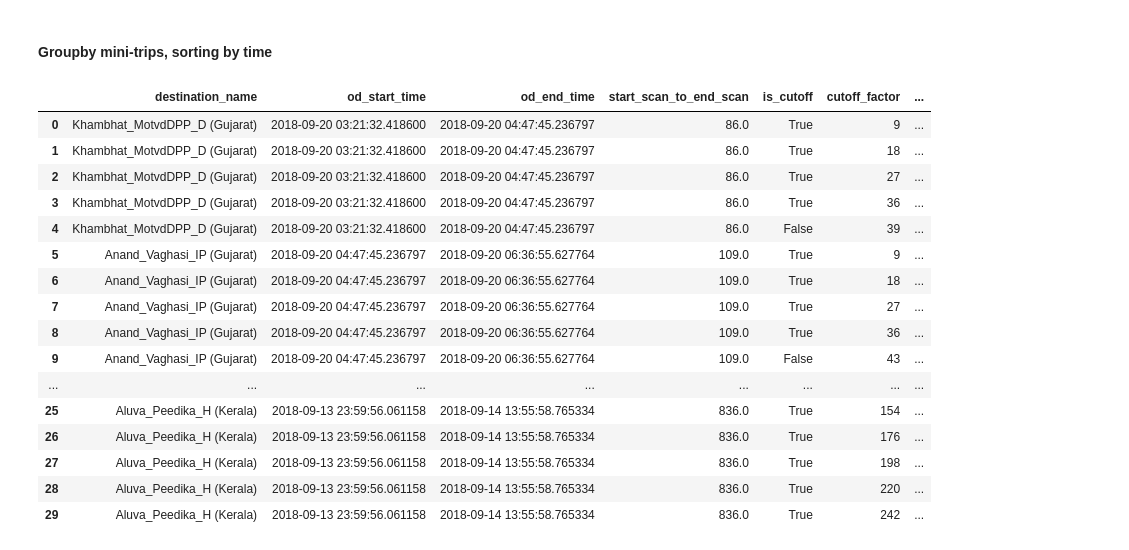
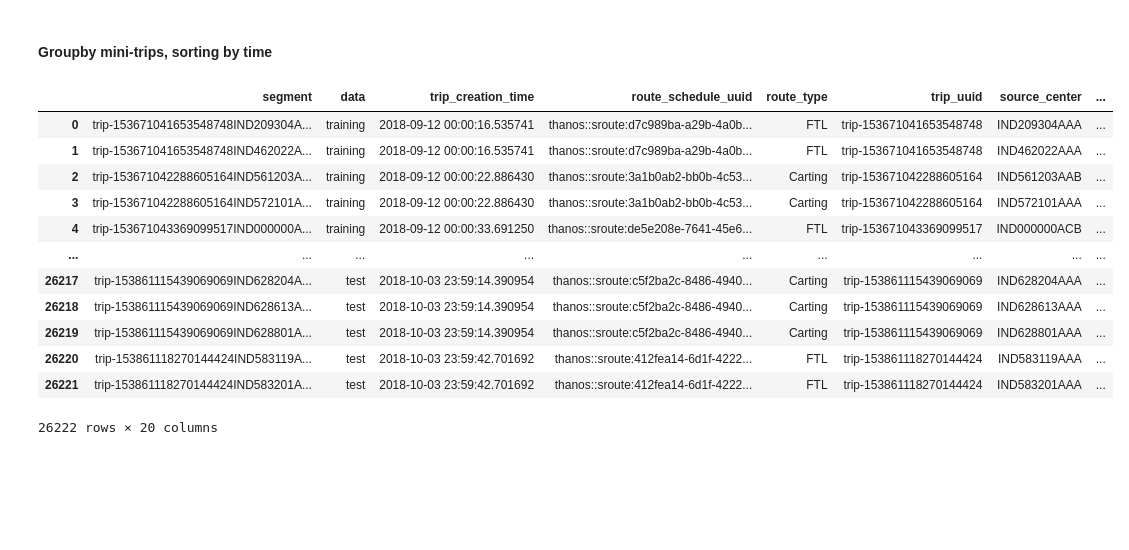
Before and after one commit to Shyamu431/delhivery, a Jupyter notebook: delhivery.ipynb, the cells around one changed output. Saved outputs shown, nothing was run; the diff lists cells and outputs as text; code cells hidden in the pictures; blank space fills up the shorter version.

```diff
--- a/delhivery.ipynb
+++ b/delhivery.ipynb
@@ -162,22 +162,21 @@ create_segment_dict = {
 # %% [markdown]
 #### Groupby mini-trips, sorting by time
 # %%
-df.head(30).iloc[::,8:]
+segment = df.groupby('segment').agg(create_segment_dict).reset_index()
+segment = segment.sort_values(by=['segment','od_end_time'],ascending=True).reset_index(drop=True)
-# %% [output]
-|  | destination_name | od_start_time | od_end_time | start_scan_to_end_scan | is_cutoff | cutoff_factor | ... |
-| 0 | Khambhat_MotvdDPP_D (Gujarat) | 2018-09-20 03:21:32.418600 | 2018-09-20 04:47:45.236797 | 86.0 | True | 9 | ... |
-| 1 | Khambhat_MotvdDPP_D (Gujarat) | 2018-09-20 03:21:32.418600 | 2018-09-20 04:47:45.236797 | 86.0 | True | 18 | ... |
-| 2 | Khambhat_MotvdDPP_D (Gujarat) | 2018-09-20 03:21:32.418600 | 2018-09-20 04:47:45.236797 | 86.0 | True | 27 | ... |
-| 3 | Khambhat_MotvdDPP_D (Gujarat) | 2018-09-20 03:21:32.418600 | 2018-09-20 04:47:45.236797 | 86.0 | True | 36 | ... |
-| 4 | Khambhat_MotvdDPP_D (Gujarat) | 2018-09-20 03:21:32.418600 | 2018-09-20 04:47:45.236797 | 86.0 | False | 39 | ... |
-| 5 | Anand_Vaghasi_IP (Gujarat) | 2018-09-20 04:47:45.236797 | 2018-09-20 06:36:55.627764 | 109.0 | True | 9 | ... |
-| 6 | Anand_Vaghasi_IP (Gujarat) | 2018-09-20 04:47:45.236797 | 2018-09-20 06:36:55.627764 | 109.0 | True | 18 | ... |
-| 7 | Anand_Vaghasi_IP (Gujarat) | 2018-09-20 04:47:45.236797 | 2018-09-20 06:36:55.627764 | 109.0 | True | 27 | ... |
-| 8 | Anand_Vaghasi_IP (Gujarat) | 2018-09-20 04:47:45.236797 | 2018-09-20 06:36:55.627764 | 109.0 | True | 36 | ... |
-| 9 | Anand_Vaghasi_IP (Gujarat) | 2018-09-20 04:47:45.236797 | 2018-09-20 06:36:55.627764 | 109.0 | False | 43 | ... |
-| ... | ... | ... | ... | ... | ... | ... | ... |
-| 25 | Aluva_Peedika_H (Kerala) | 2018-09-13 23:59:56.061158 | 2018-09-14 13:55:58.765334 | 836.0 | True | 154 | ... |
-| 26 | Aluva_Peedika_H (Kerala) | 2018-09-13 23:59:56.061158 | 2018-09-14 13:55:58.765334 | 836.0 | True | 176 | ... |
-| 27 | Aluva_Peedika_H (Kerala) | 2018-09-13 23:59:56.061158 | 2018-09-14 13:55:58.765334 | 836.0 | True | 198 | ... |
-| 28 | Aluva_Peedika_H (Kerala) | 2018-09-13 23:59:56.061158 | 2018-09-14 13:55:58.765334 | 836.0 | True | 220 | ... |
-| 29 | Aluva_Peedika_H (Kerala) | 2018-09-13 23:59:56.061158 | 2018-09-14 13:55:58.765334 | 836.0 | True | 242 | ... |
+# %%
+segment
+# %% [output]
+|  | segment | data | trip_creation_time | route_schedule_uuid | route_type | trip_uuid | source_center | ... |
+| 0 | trip-153671041653548748IND209304A... | training | 2018-09-12 00:00:16.535741 | thanos::sroute:d7c989ba-a29b-4a0b... | FTL | trip-153671041653548748 | IND209304AAA | ... |
+| 1 | trip-153671041653548748IND462022A... | training | 2018-09-12 00:00:16.535741 | thanos::sroute:d7c989ba-a29b-4a0b... | FTL | trip-153671041653548748 | IND462022AAA | ... |
+| 2 | trip-153671042288605164IND561203A... | training | 2018-09-12 00:00:22.886430 | thanos::sroute:3a1b0ab2-bb0b-4c53... | Carting | trip-153671042288605164 | IND561203AAB | ... |
+| 3 | trip-153671042288605164IND572101A... | training | 2018-09-12 00:00:22.886430 | thanos::sroute:3a1b0ab2-bb0b-4c53... | Carting | trip-153671042288605164 | IND572101AAA | ... |
+| 4 | trip-153671043369099517IND000000A... | training | 2018-09-12 00:00:33.691250 | thanos::sroute:de5e208e-7641-45e6... | FTL | trip-153671043369099517 | IND000000ACB | ... |
+| ... | ... | ... | ... | ... | ... | ... | ... | ... |
+| 26217 | trip-153861115439069069IND628204A... | test | 2018-10-03 23:59:14.390954 | thanos::sroute:c5f2ba2c-8486-4940... | Carting | trip-153861115439069069 | IND628204AAA | ... |
+| 26218 | trip-153861115439069069IND628613A... | test | 2018-10-03 23:59:14.390954 | thanos::sroute:c5f2ba2c-8486-4940... | Carting | trip-153861115439069069 | IND628613AAA | ... |
+| 26219 | trip-153861115439069069IND628801A... | test | 2018-10-03 23:59:14.390954 | thanos::sroute:c5f2ba2c-8486-4940... | Carting | trip-153861115439069069 | IND628801AAA | ... |
+| 26220 | trip-153861118270144424IND583119A... | test | 2018-10-03 23:59:42.701692 | thanos::sroute:412fea14-6d1f-4222... | FTL | trip-153861118270144424 | IND583119AAA | ... |
+| 26221 | trip-153861118270144424IND583201A... | test | 2018-10-03 23:59:42.701692 | thanos::sroute:412fea14-6d1f-4222... | FTL | trip-153861118270144424 | IND583201AAA | ... |
+26222 rows × 20 columns
```
Also changed, not shown: parts of 1 cell of this notebook.
